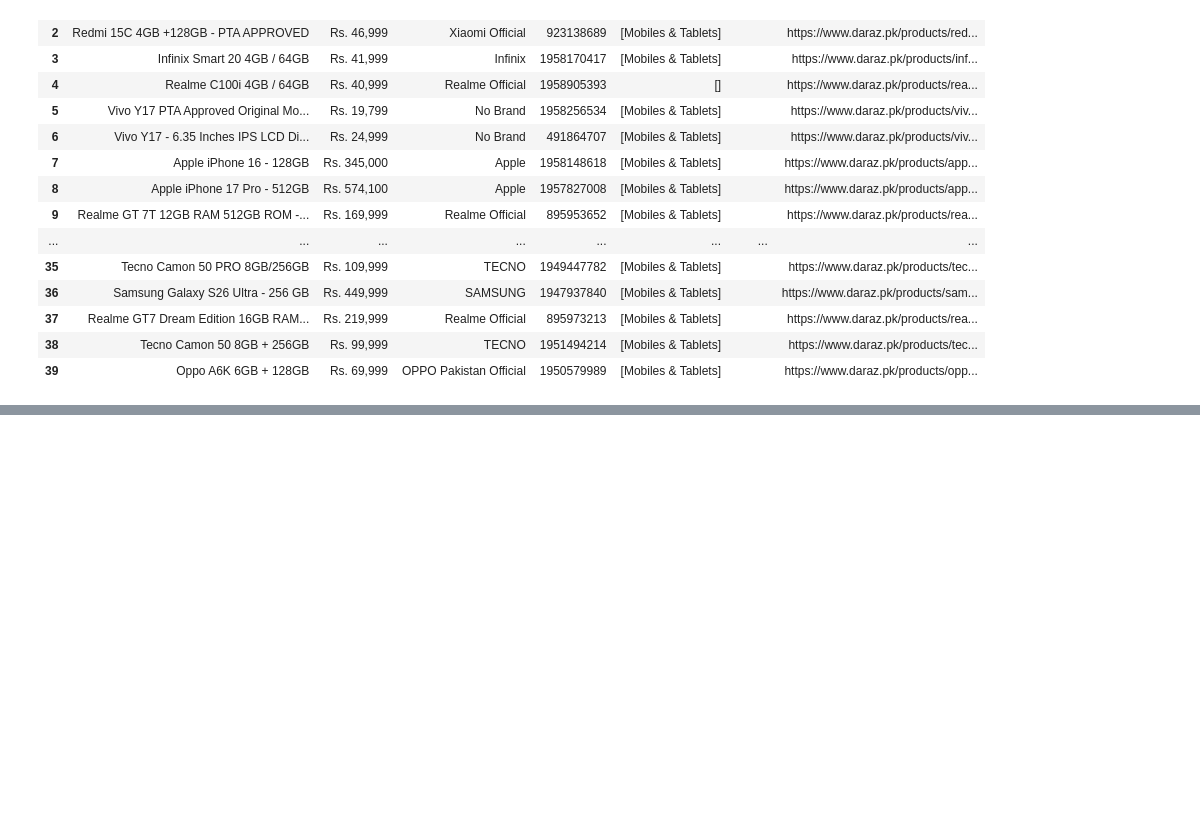
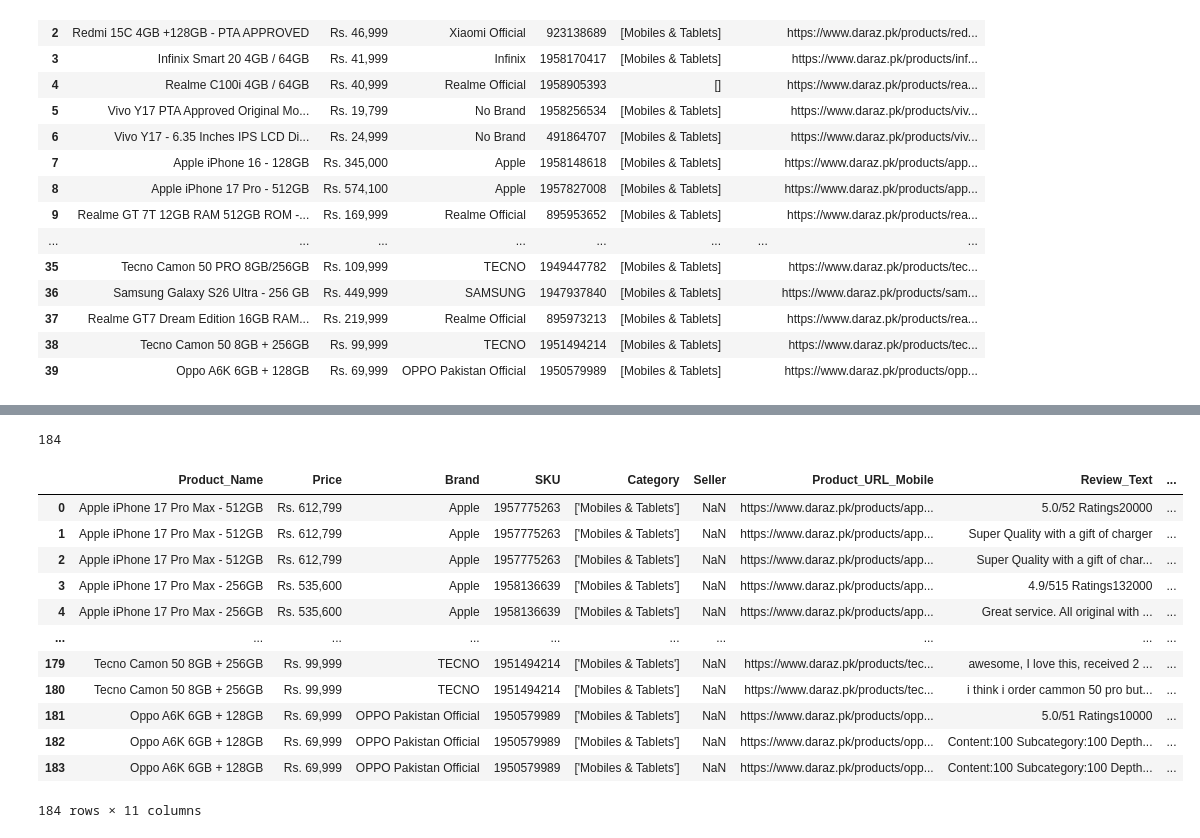
Before and after one commit to Fatima-Arain206/Web-Scrapping-Daraz, a Jupyter notebook: mobile.ipynb, the cells around one changed output, grey strips where cells are left out. Drawn from its saved outputs; the diff is of its cells as text; code cells hidden in the pictures; blank space fills up the shorter version.

```diff
--- a/mobile.ipynb
+++ b/mobile.ipynb
@@ -269,0 +408,38 @@ Mubarak ho! Total 52 reviews 'Mobile_Reviews.csv' mein save ho gaye hain.
+# %%
+dfme = pd.read_csv(r'Mobile_Reviews_Ratings_Merged.csv')
+len(dfme)
+# %% [output]
+184
+# %%
+mobile_df = pd.read_csv("mobile.csv")
+reviews_ratings_df = pd.read_csv("Mobile_Reviews_Ratings_Merged.csv")
+
+final_df = pd.merge(
+    mobile_df,
+    reviews_ratings_df,
+    on="Product_Name",
+    how="left",
+    suffixes=("_Mobile", "_Reviews_Ratings")
+)
+
+final_df.to_csv(
+    "Mobile_Final_Merged.csv",
+    index=False,
+    encoding="utf-8"
+)
+
+final_df
+# %% [output]
+|  | Product_Name | Price | Brand | SKU | Category | Seller | Product_URL_Mobile | Review_Text | ... |
+| 0 | Apple iPhone 17 Pro Max - 512GB | Rs. 612,799 | Apple | 1957775263 | ['Mobiles & Tablets'] | NaN | https://www.daraz.pk/products/app... | 5.0/52 Ratings20000 | ... |
+| 1 | Apple iPhone 17 Pro Max - 512GB | Rs. 612,799 | Apple | 1957775263 | ['Mobiles & Tablets'] | NaN | https://www.daraz.pk/products/app... | Super Quality with a gift of charger | ... |
+| 2 | Apple iPhone 17 Pro Max - 512GB | Rs. 612,799 | Apple | 1957775263 | ['Mobiles & Tablets'] | NaN | https://www.daraz.pk/products/app... | Super Quality with a gift of char... | ... |
+| 3 | Apple iPhone 17 Pro Max - 256GB | Rs. 535,600 | Apple | 1958136639 | ['Mobiles & Tablets'] | NaN | https://www.daraz.pk/products/app... | 4.9/515 Ratings132000 | ... |
+| 4 | Apple iPhone 17 Pro Max - 256GB | Rs. 535,600 | Apple | 1958136639 | ['Mobiles & Tablets'] | NaN | https://www.daraz.pk/products/app... | Great service. All original with ... | ... |
+| ... | ... | ... | ... | ... | ... | ... | ... | ... | ... |
+| 179 | Tecno Camon 50 8GB + 256GB | Rs. 99,999 | TECNO | 1951494214 | ['Mobiles & Tablets'] | NaN | https://www.daraz.pk/products/tec... | awesome, I love this, received 2 ... | ... |
+| 180 | Tecno Camon 50 8GB + 256GB | Rs. 99,999 | TECNO | 1951494214 | ['Mobiles & Tablets'] | NaN | https://www.daraz.pk/products/tec... | i think i order cammon 50 pro but... | ... |
+| 181 | Oppo A6K 6GB + 128GB | Rs. 69,999 | OPPO Pakistan Official | 1950579989 | ['Mobiles & Tablets'] | NaN | https://www.daraz.pk/products/opp... | 5.0/51 Ratings10000 | ... |
+| 182 | Oppo A6K 6GB + 128GB | Rs. 69,999 | OPPO Pakistan Official | 1950579989 | ['Mobiles & Tablets'] | NaN | https://www.daraz.pk/products/opp... | Content:100 Subcategory:100 Depth... | ... |
+| 183 | Oppo A6K 6GB + 128GB | Rs. 69,999 | OPPO Pakistan Official | 1950579989 | ['Mobiles & Tablets'] | NaN | https://www.daraz.pk/products/opp... | Content:100 Subcategory:100 Depth... | ... |
+184 rows × 11 columns
```
Also changed, not shown: parts of 4 cells of this notebook, 6 other files.
